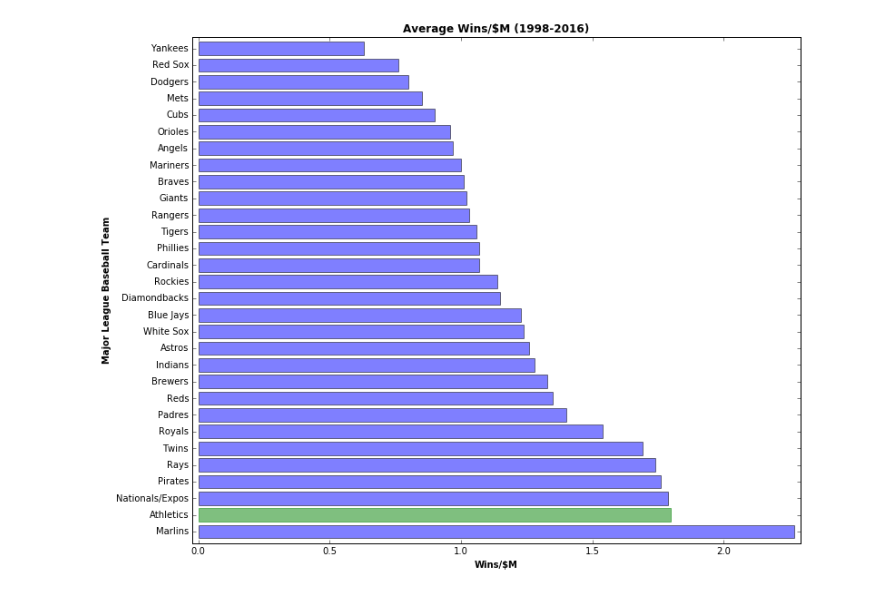
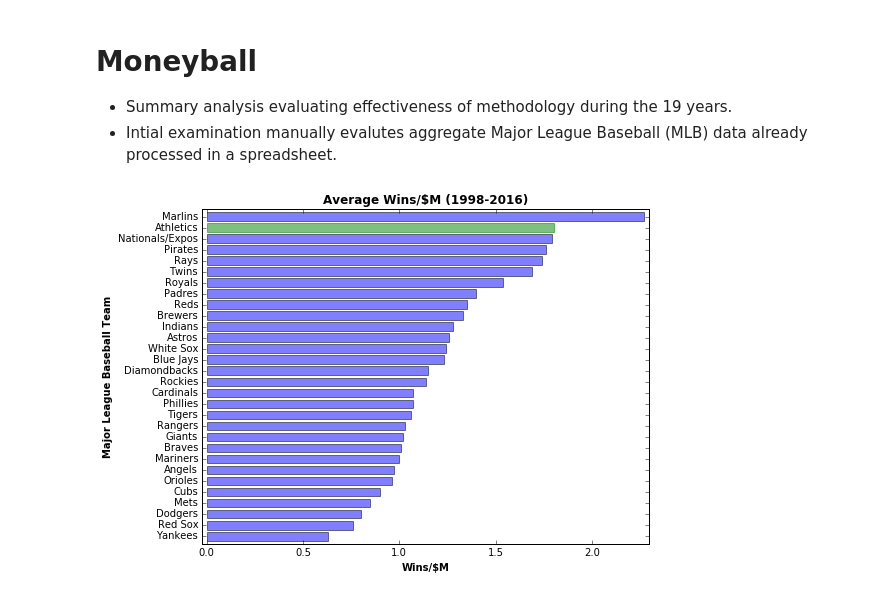
Before and after one commit to dmryer/Python, a Jupyter notebook: Moneyball.ipynb, the cells around one changed output. Drawn from its saved outputs; the diff is of its cells as text; code cells hidden in the pictures.

```diff
--- a/Moneyball.ipynb
+++ b/Moneyball.ipynb
@@ -24,34 +1,37 @@ plt.show()
+# %% [markdown]
+# Moneyball
+- Summary analysis evaluating effectiveness of methodology during the 19 years.
+- Intial examination manually evalutes aggregate Major League Baseball (MLB) data already processed in a spreadsheet.
 # %%
-# Create a barchart for MLB data
-
+#%% Create a barchart for MLB data
 import matplotlib.pyplot as plt; plt.rcdefaults()
 import numpy as np
 import matplotlib.pyplot as plt
+% matplotlib inline
 
-# Plot the figure in the webpage and define size
-% matplotlib inline
-width = 12
-height = 10
+# Define figure size for inline presentation in webpage
+width = 8
+height = 6
 plt.figure(figsize=(width, height))
 
+# Create data for the chart
 objects = ('Marlins','Athletics','Nationals/Expos','Pirates','Rays','Twins','Royals','Padres','Reds','Brewers',
            'Indians','Astros','White Sox','Blue Jays','Diamondbacks','Rockies','Cardinals','Phillies','Tigers',
            'Rangers','Giants','Braves','Mariners','Angels','Orioles','Cubs','Mets','Dodgers','Red Sox','Yankees')
+objects = np.flipud(objects)
 y_pos = np.arange(len(objects))
 wins = [2.27,1.80,1.79,1.76,1.74,1.69,1.54,1.40,1.35,1.33,1.28,1.26,1.24,1.23,1.15,1.14,1.07,1.07,1.06,1.03,
 1.02,1.01,1.00,0.97,0.96,0.90,0.85,0.80,0.76,0.63]
+wins = np.flipud(wins)
 
+# Plot the figure
 barlist=plt.barh(y_pos, wins, align='center', alpha=0.5)
-barlist[1].set_color('g') # set the second bar to green for the Oakland A's
-#plt.barh(y_pos, wins, align='center', alpha=0.5)
-
+barlist[28].set_color('g') # set the second bar to green for the Oakland A's
 plt.yticks(y_pos, objects)
 plt.xlabel('Wins/$M',fontweight="bold")
 plt.ylabel ('Major League Baseball Team',fontweight="bold")
 plt.title('Average Wins/$M (1998-2016)',fontweight="bold")
-
-#plt.axis('tight')
-plt.margins(0.01, 0.01)  # if you'd prefer a bit of space, use plt.margins(0.05, 0) to pad the limits
+plt.margins(0.01, 0.01)
 plt.show()
 # %% [output]
-[figure, old version]
+[figure, new version]
```
Also changed, not shown: parts of 18 cells of this notebook, 2 other files.
